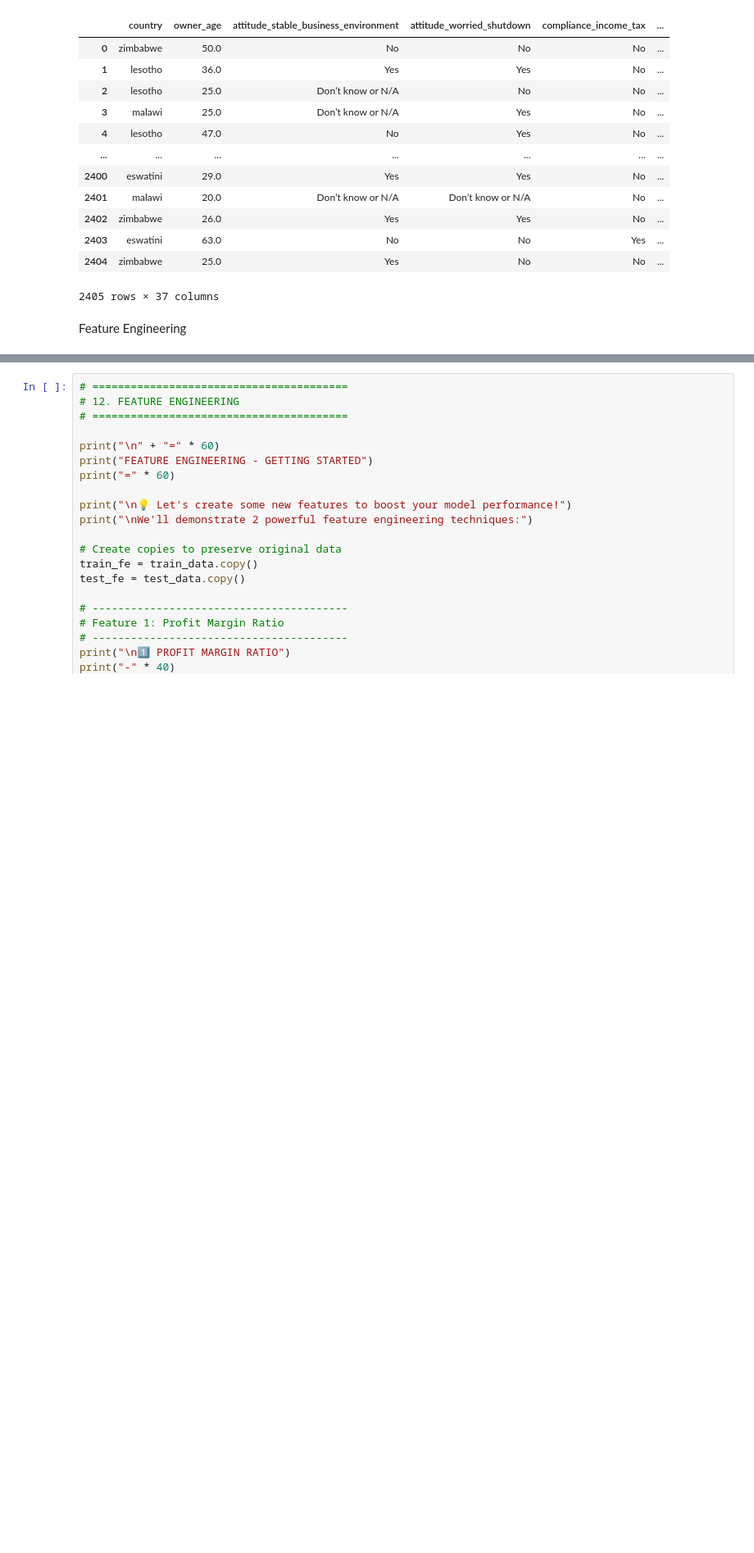
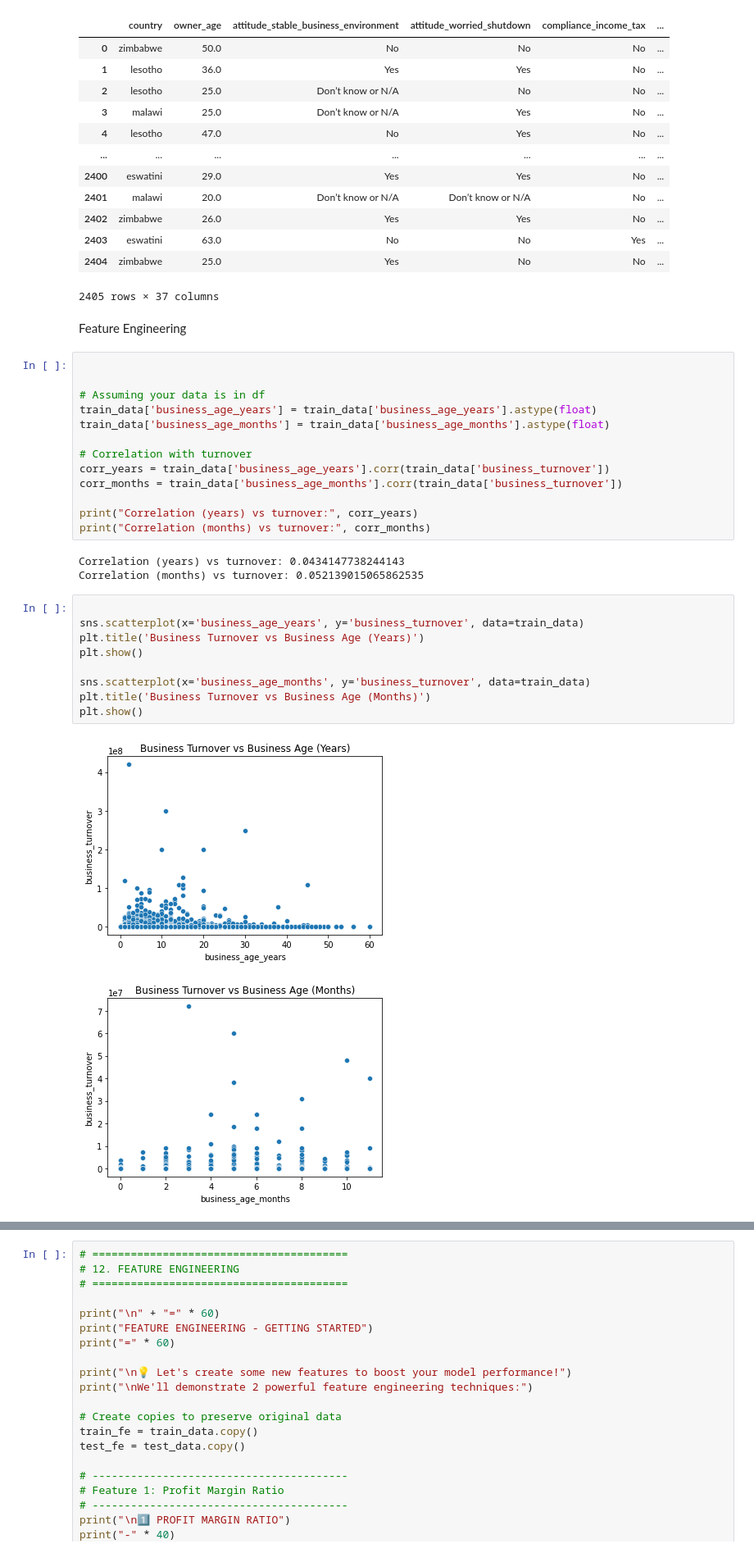
Before and after one commit to Victoria-ui227/financial_health_predictionChallenge, a Jupyter notebook: notebook2.ipynb, the cells around one changed output, grey strips where cells are left out. Shown at 82% size. Cells and saved outputs as stored; diff of their text form; blank space fills up the shorter version.

```diff
--- a/notebook2.ipynb
+++ b/notebook2.ipynb
@@ -59,3 +59,31 @@ test_data.drop('ID', axis=1)
 2405 rows × 37 columns
 # %% [markdown]
 Feature Engineering
+# %%
+
+
+# Assuming your data is in df
+train_data['business_age_years'] = train_data['business_age_years'].astype(float)
+train_data['business_age_months'] = train_data['business_age_months'].astype(float)
+
+# Correlation with turnover
+corr_years = train_data['business_age_years'].corr(train_data['business_turnover'])
+corr_months = train_data['business_age_months'].corr(train_data['business_turnover'])
+
+print("Correlation (years) vs turnover:", corr_years)
+print("Correlation (months) vs turnover:", corr_months)
+# %% [output]
+Correlation (years) vs turnover: 0.0434147738244143
+Correlation (months) vs turnover: 0.052139015065862535
+# %%
+
+sns.scatterplot(x='business_age_years', y='business_turnover', data=train_data)
+plt.title('Business Turnover vs Business Age (Years)')
+plt.show()
+
+sns.scatterplot(x='business_age_months', y='business_turnover', data=train_data)
+plt.title('Business Turnover vs Business Age (Months)')
+plt.show()
+# %% [output]
+[figure, added]
+[figure, added]
```
Also changed, not shown: parts of 41 cells of this notebook.
